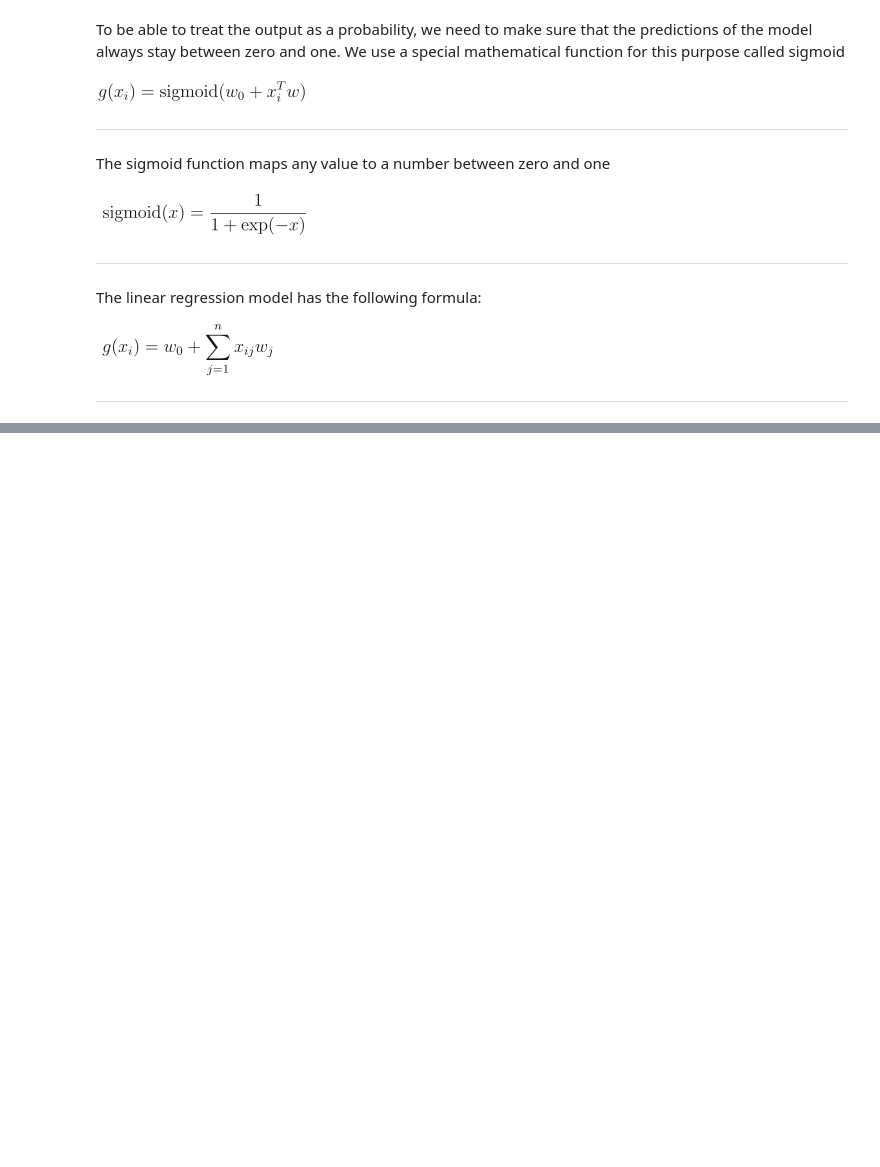
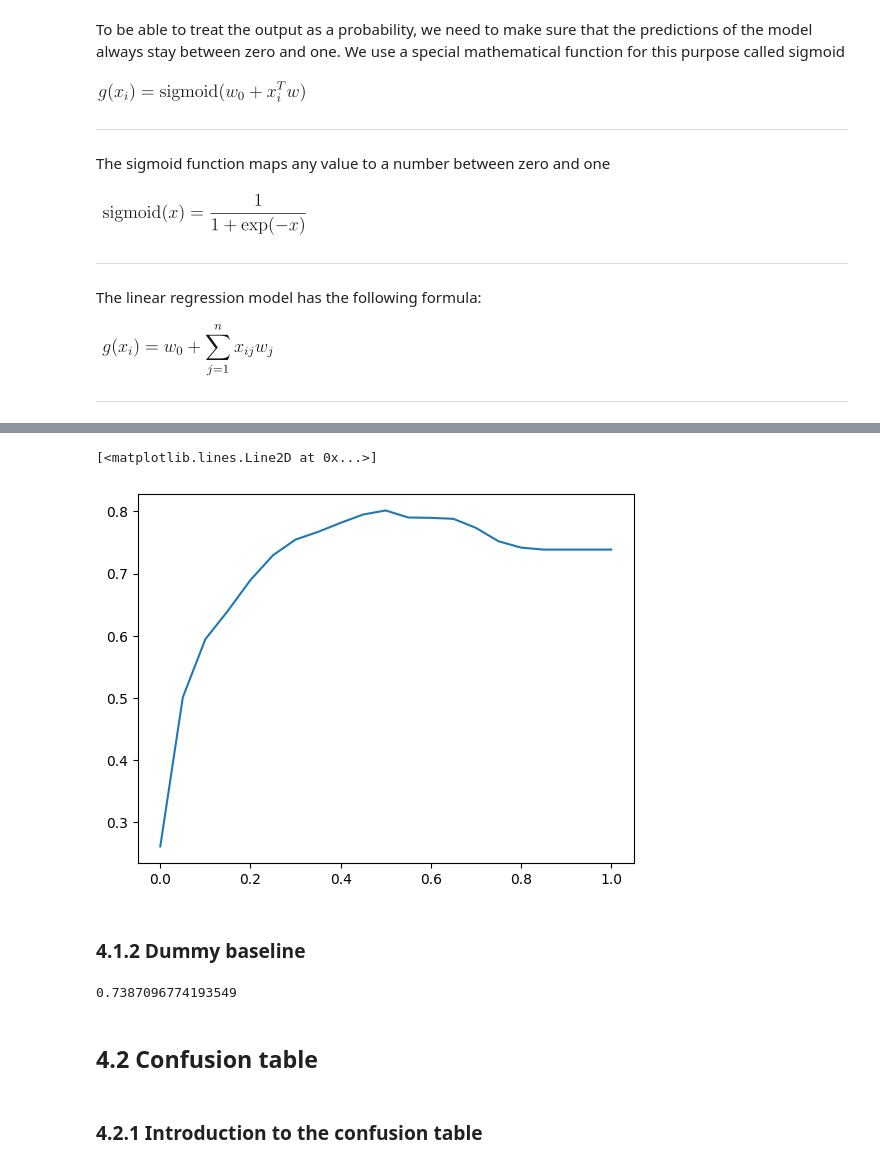
Before and after one commit to Raimundoivy/ClientChurnPrediction, a Jupyter notebook: churn_prediction.ipynb, the cells around one changed output, grey strips where cells are left out. Saved outputs shown, nothing was run; the diff lists cells and outputs as text; code cells hidden in the pictures; blank space fills up the shorter version.

Commit message:
"Add: Initial notebook for churn prediction analysis" "Update: Implement FPR and TPR calculation" "Fix: Correct typo in confusion matrix explanation"

```diff
--- a/Classification.ipynb
+++ b/churn_prediction.ipynb
@@ -536,0 +572,3 @@ The linear regression model has the following formula:
+# %%
+model = LogisticRegression(solver='liblinear', random_state=1)
+model.fit(x_train, y_train)
@@ -536,0 +584,4 @@ The linear regression model has the following formula:
+# %%
+val_dict = df_val[categorical + numerical].to_dict(orient='records')
+x_val = dv.transform(val_dict)
+x_val
@@ -536,0 +792,4 @@ The linear regression model has the following formula:
+# %%
+y_pred = model.predict_proba(x_val)[:, 1]
+churn = y_pred >= 0.5
+(churn == y_val).mean()
@@ -536,0 +800,7 @@ The linear regression model has the following formula:
+# %%
+thresholds = np.linspace(0, 1, 11)
+
+for t in thresholds:
+    churn = y_pred >= t
+    acc = accuracy_score(y_val, churn)
+    print('%0.2f %0.3f' % (t, acc))
@@ -536,0 +819,13 @@ The linear regression model has the following formula:
+# %%
+thresholds = np.linspace(0, 1, 21)
+accuracies = []
+for t in thresholds:
+    acc = accuracy_score(y_val, y_pred >= t)
+    accuracies.append(acc)
+
+plt.plot(thresholds, accuracies)
+# %% [output]
+[<matplotlib.lines.Line2D at 0x...>]
+[figure, added]
+# %% [markdown]
+### 4.1.2 Dummy baseline
@@ -536,0 +835,8 @@ The linear regression model has the following formula:
+# %%
+accuracy_score(baseline, y_val)
+# %% [output]
+0.7387096774193549
+# %% [markdown]
+## 4.2 Confusion table
+# %% [markdown]
+### 4.2.1 Introduction to the confusion table
```
Also changed, not shown: parts of 43 cells of this notebook.
